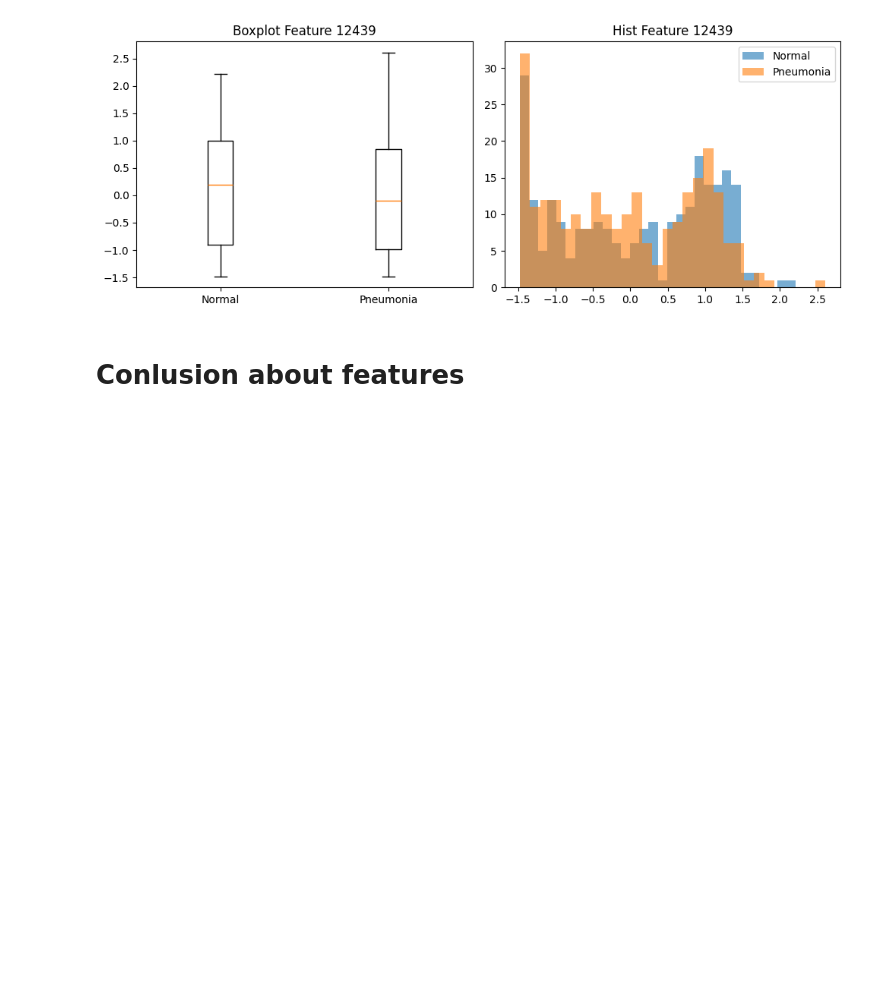
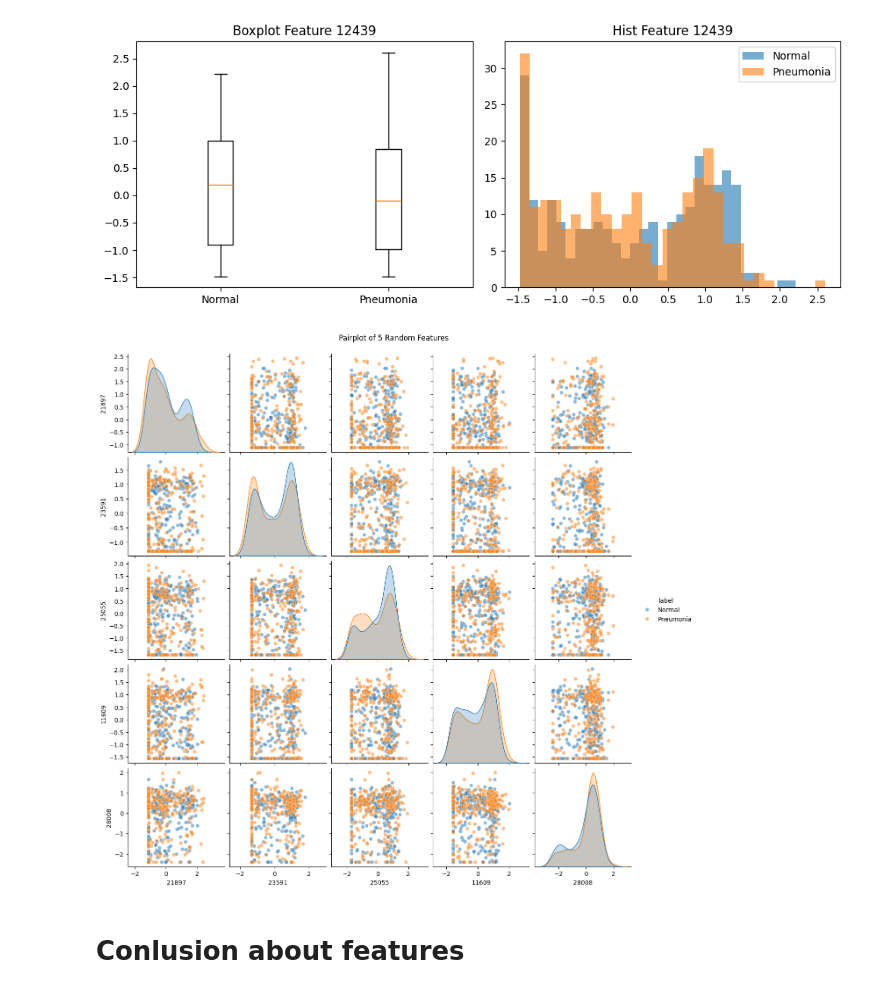
Before and after one commit to JuanGonzalez47/Pneumonia-Detection, a Jupyter notebook: notebooks/feature_engineering.ipynb, the cells around one changed output. Cells and saved outputs as stored; diff of their text form; code cells hidden in the pictures; blank space fills up the shorter version.

```diff
--- a/notebooks/feature_engineering.ipynb
+++ b/notebooks/feature_engineering.ipynb
@@ -267,6 +268,19 @@ plt.tight_layout()
 plt.show()
 # %% [output]
 [figure]
+# %%
+# pairplot aleatory features
+
+num_features = 5
+feature_cols = np.random.choice(df_scaled.columns[:-1], num_features, replace=False)
+pairplot_df = df_scaled[list(feature_cols) + ['label']].copy()
+pairplot_df['label'] = pairplot_df['label'].map({0: 'Normal', 1: 'Pneumonia'})
+
+sns.pairplot(pairplot_df, hue='label', diag_kind='kde', plot_kws={'alpha':0.5})
+plt.suptitle("Pairplot of 5 Random Features", y=1.02)
+plt.show()
+# %% [output]
+[figure, added]
 # %% [markdown]
 # Conlusion about features
 # %% [markdown]
```
Also changed, not shown: parts of 2 cells of this notebook, 2 other files.
